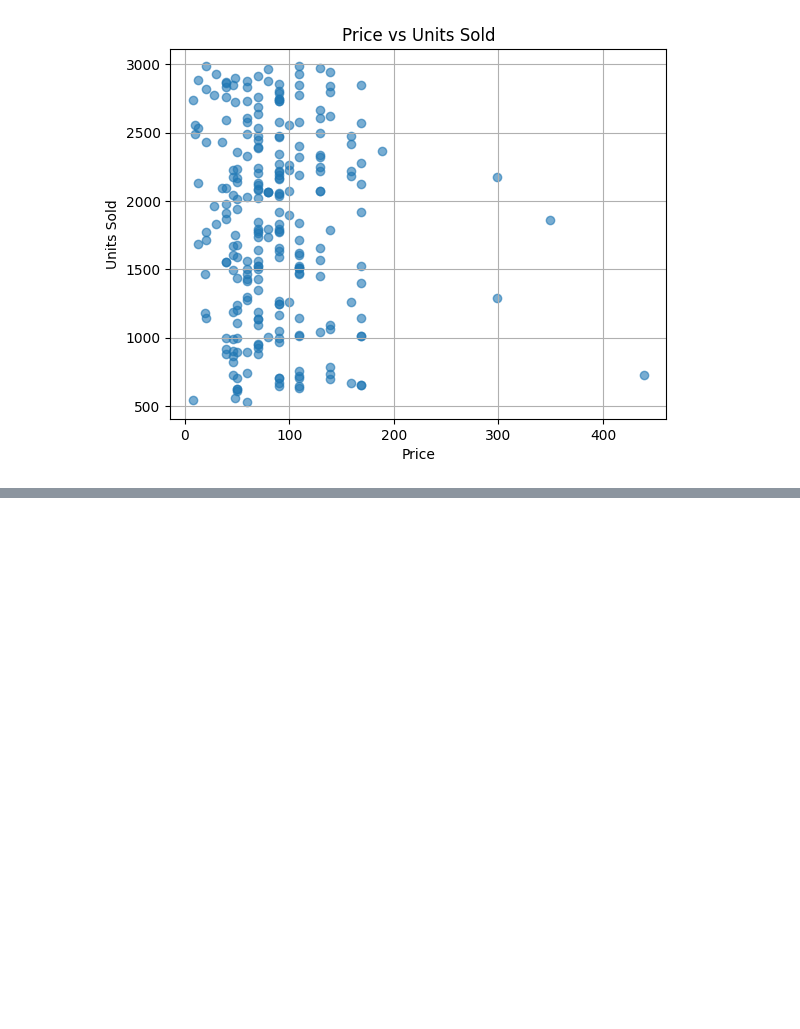
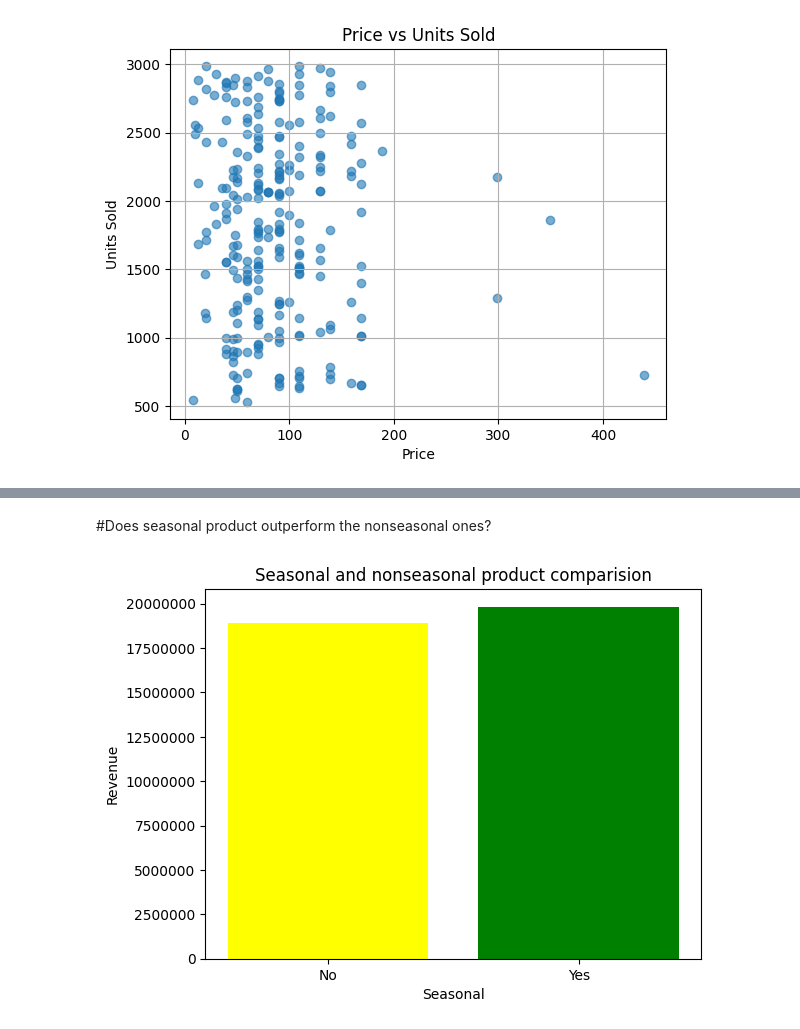
Before and after one commit to samhoon000/Zara_Sales_Analysis, a Jupyter notebook: Zara_Sales_Analysis.ipynb, the cells around one changed output, grey strips where cells are left out. Saved outputs shown, nothing was run; the diff lists cells and outputs as text; code cells hidden in the pictures; blank space fills up the shorter version.

```diff
--- a/Zara_Sales_Analysis.ipynb
+++ b/Zara_Sales_Analysis.ipynb
@@ -254,0 +166,14 @@ fatal: could not read Username for 'https://github.com': No such device or addre
+# %% [markdown]
+#Does seasonal product outperform the nonseasonal ones?
+# %%
+seasonal_revenue=zara_df.groupby('Seasonal')['Revenue'].sum()
+# %%
+plt.figure()
+plt.bar(seasonal_revenue.index,seasonal_revenue.values,color=['yellow','green'])
+plt.ticklabel_format(style='plain',axis='y')
+plt.xlabel('Seasonal')
+plt.ylabel("Revenue")
+plt.title("Seasonal and nonseasonal product comparision")
+plt.show()
+# %% [output]
+[figure, added]
```
Also changed, not shown: parts of 26 cells of this notebook.
